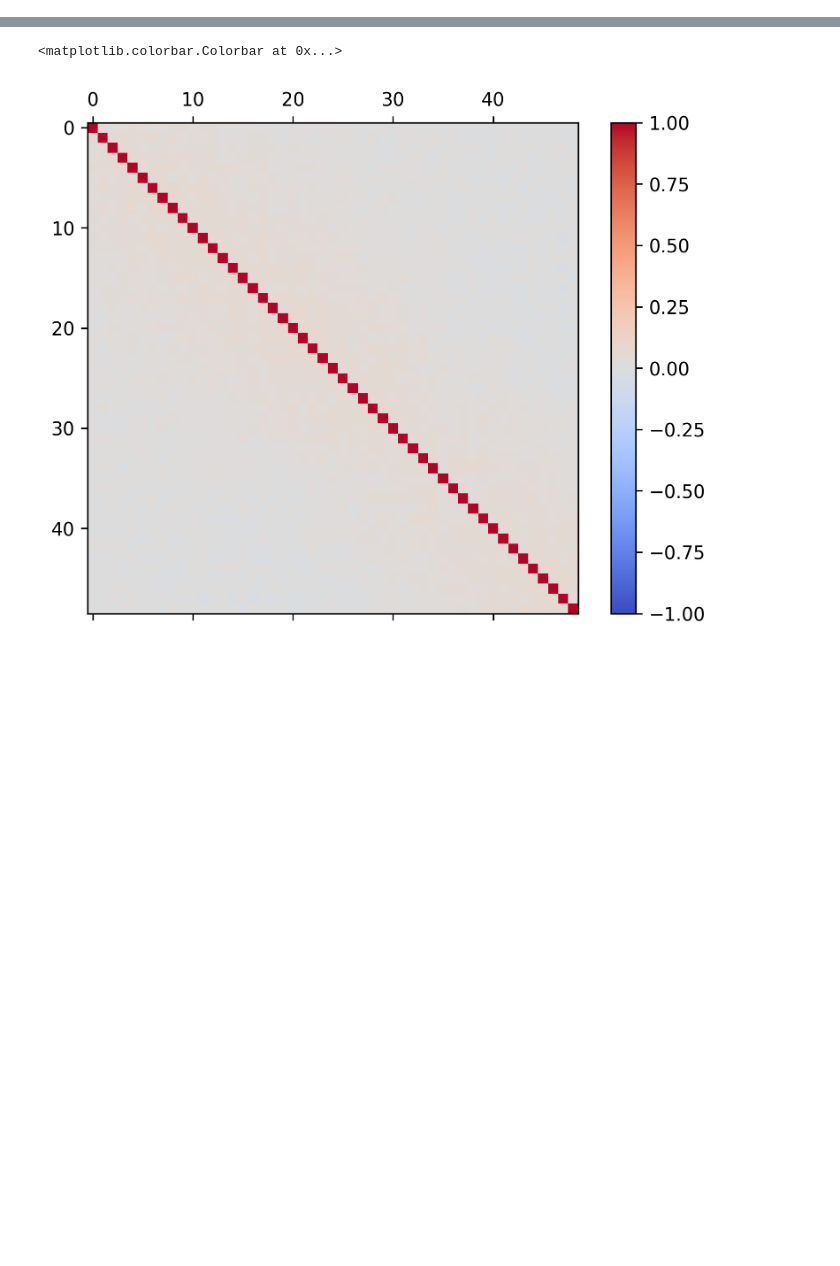
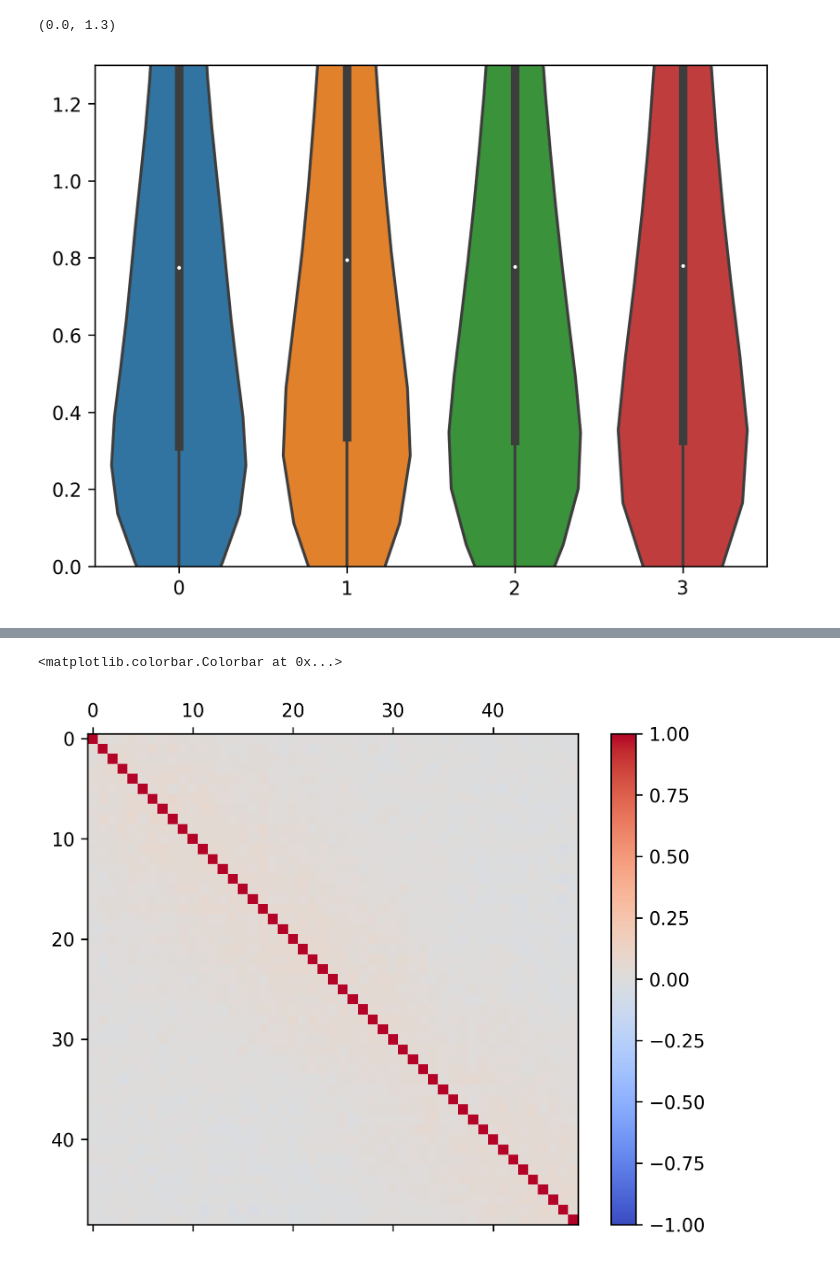
Before and after one commit to suhasshrinivasan/task-transfer, a Jupyter notebook: experiments/sampling_models.ipynb, the cells around one changed output, grey strips where cells are left out. Saved outputs shown, nothing was run; the diff lists cells and outputs as text; code cells hidden in the pictures; blank space fills up the shorter version.

```diff
--- a/experiments/sampling_models.ipynb
+++ b/experiments/sampling_models.ipynb
@@ -132,0 +80,8 @@ ax.legend(loc="upper right")
+# %%
+dpi=300
+fig, ax = plt.subplots(dpi=dpi)
+sns.violinplot(samples_dict["x"][:, ::11], ax=ax)
+ax.set_ylim(0, 1.3)
+# %% [output]
+(0.0, 1.3)
+[figure, added]
```
Also changed, not shown: parts of 22 cells of this notebook.
